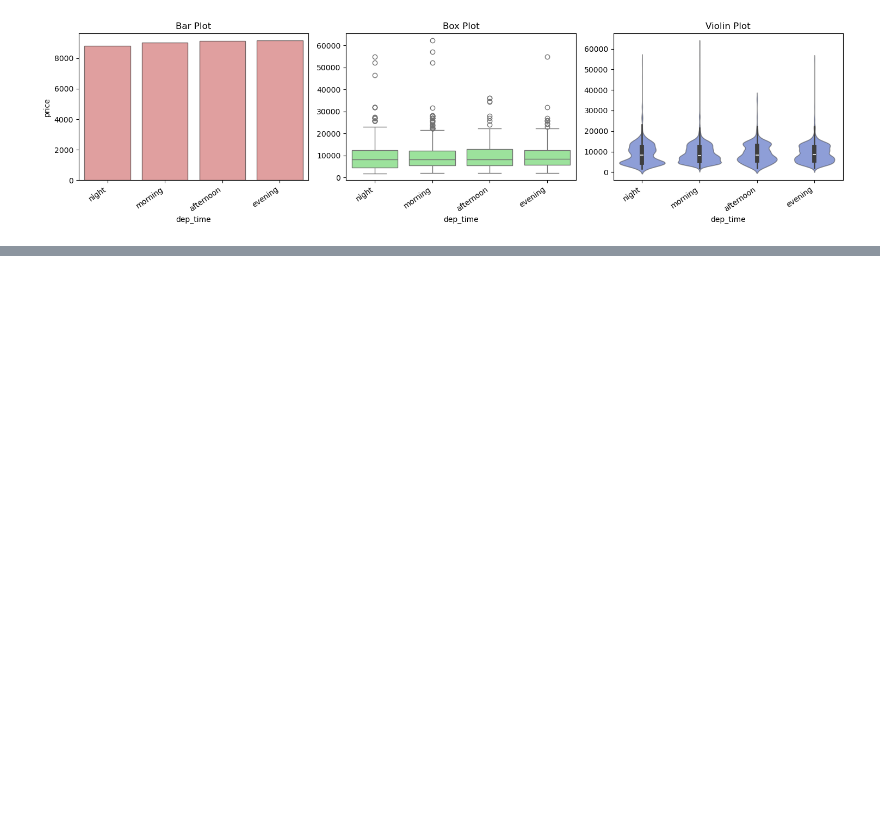
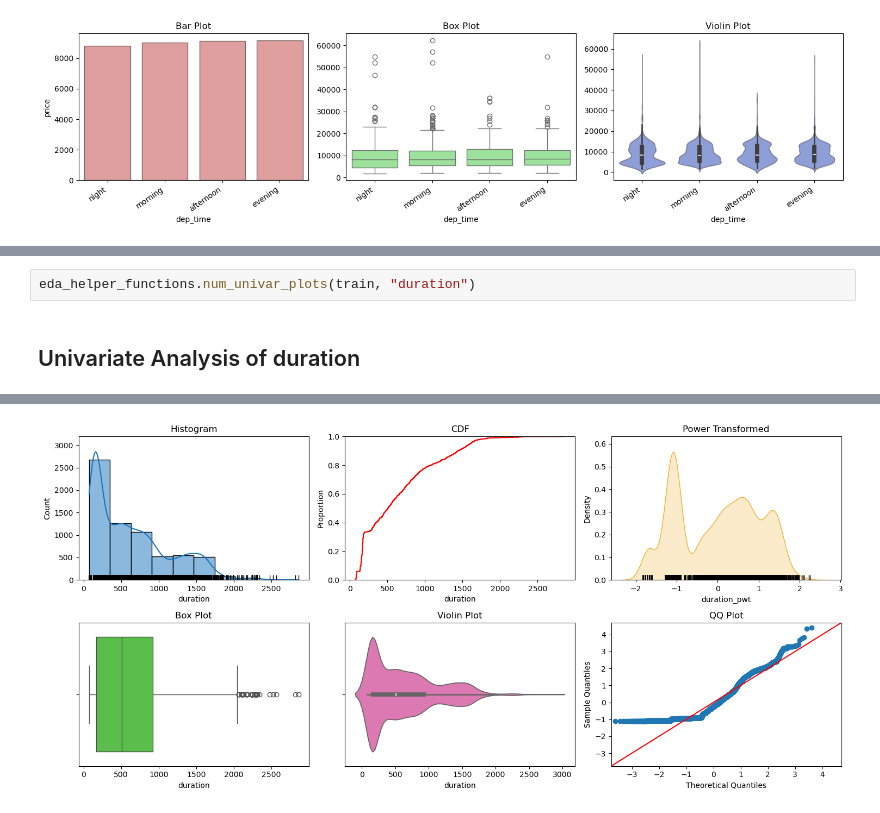
Before and after one commit to Souvik-karmakar/Flight-Price-Prediction, a Jupyter notebook: notebooks/eda.ipynb, the cells around one changed output, grey strips where cells are left out. Drawn from its saved outputs; the diff is of its cells as text; blank space fills up the shorter version.

```diff
--- a/notebooks/eda.ipynb
+++ b/notebooks/eda.ipynb
@@ -437,0 +504,4 @@ Bi-variate Analysis between dep_time and price
+# %%
+eda_helper_functions.num_univar_plots(train, "duration")
+# %% [output]
+Univariate Analysis of duration
@@ -437,0 +509 @@ Bi-variate Analysis between dep_time and price
+[figure, added]
```
Also changed, not shown: parts of 18 cells of this notebook, 1 other file.
